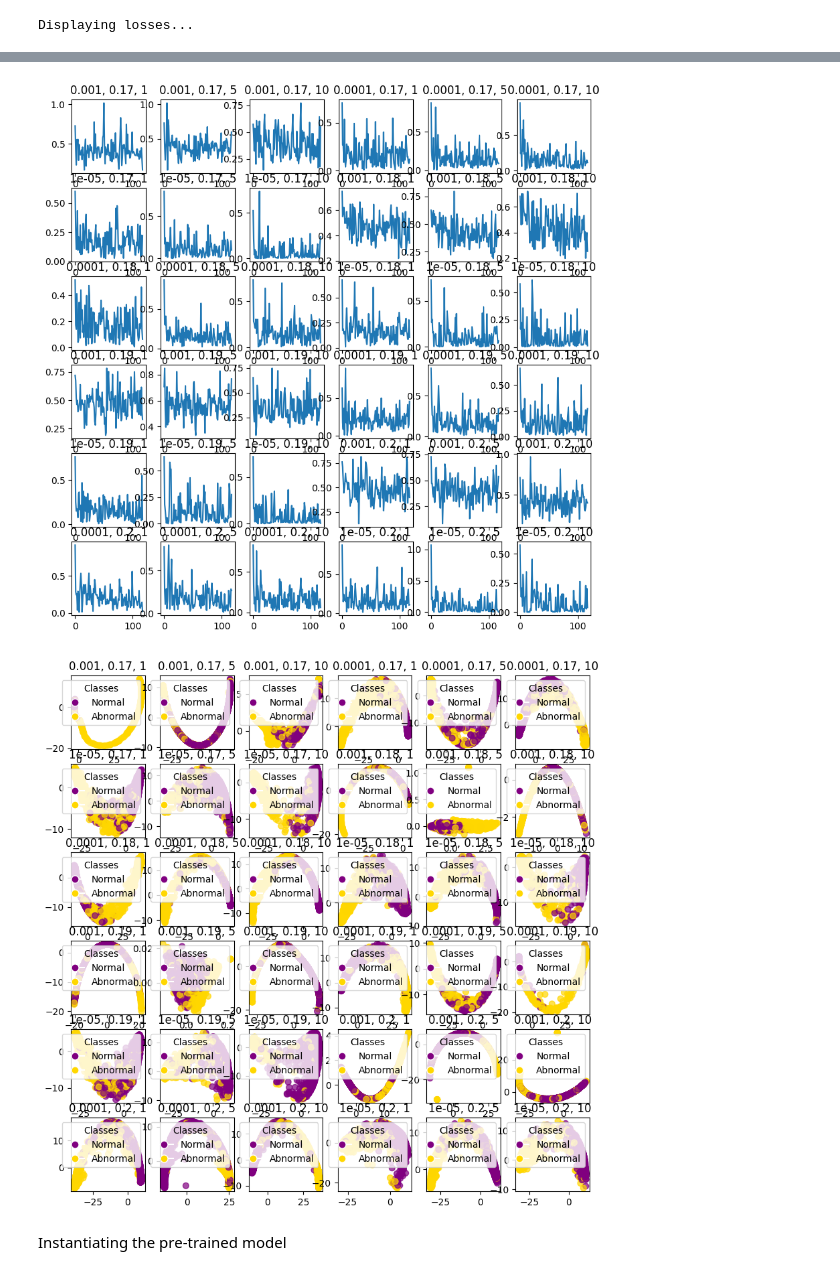
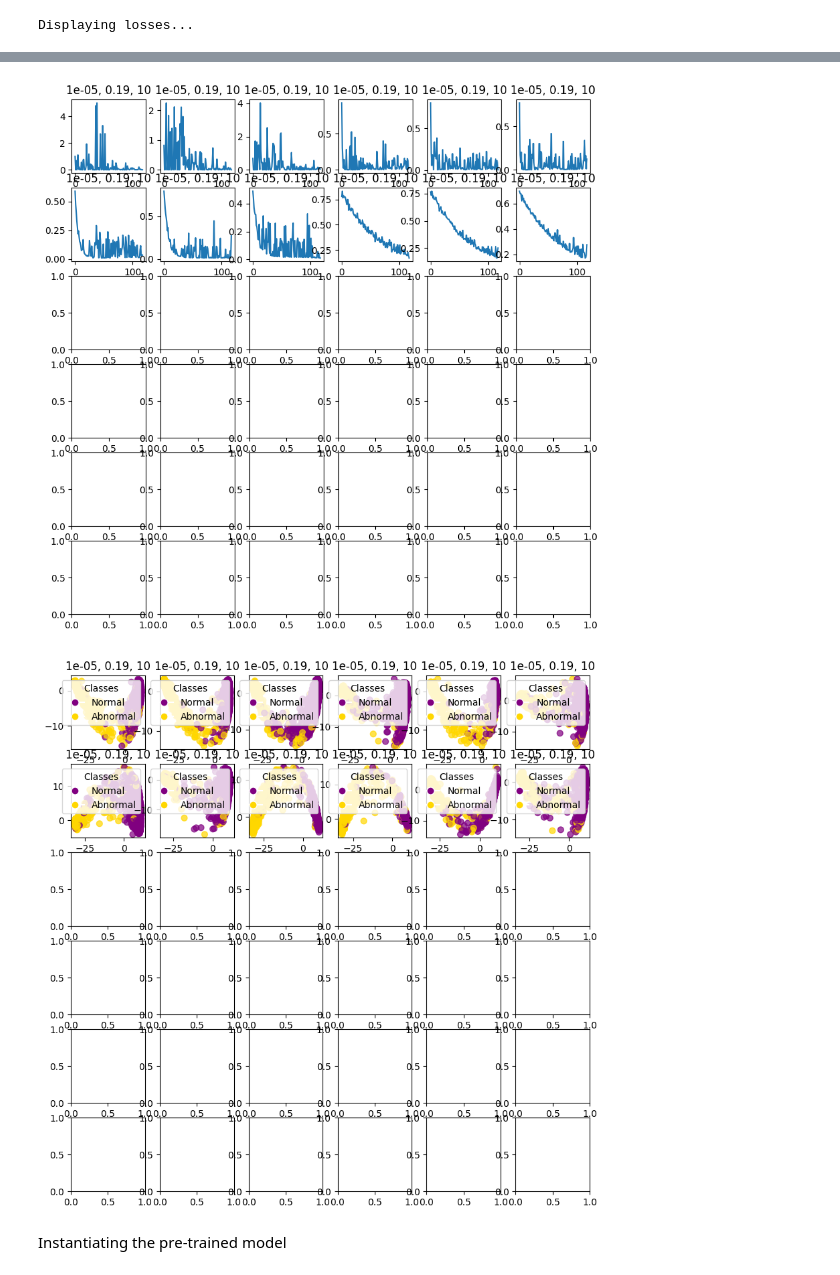
Before and after one commit to ModernNeesh/alertcalifornia-anomaly-detection, a Jupyter notebook: model_test_runs_baseline.ipynb, the cells around one changed output, grey strips where cells are left out. Drawn from its saved outputs; the diff is of its cells as text; code cells hidden in the pictures.

Commit message:
Updated model test runs to reflect current models; added code to run inference

```diff
--- a/model_test_runs_baseline.ipynb
+++ b/model_test_runs_baseline.ipynb
@@ -91,23 +91,23 @@ def run_model(lr, margin, num_epochs, head_num_epochs, head_lr, model_name):
 from itertools import product
 import matplotlib.pyplot as plt
 
-margins = [0.17, 0.18, 0.19, 0.20]
-lrs = [1e-3, 1e-4, 1e-5]
-nums_epochs = [1,5,10]
-#head_num_epochs = [1,5,10]
-#head_lrs = [1e-2, 1e-3, 1e-4, 1e-5]
+margin = 0.19
+lr = 1e-5
+num_epochs = 10
+head_nums_epochs = [1,5,10]
+head_lrs = [1e-2, 1e-3, 1e-4, 1e-5]
 
-combinations = list(product(margins, lrs, nums_epochs))
+combinations = list(product(head_lrs, head_nums_epochs))
 
 accuracies_df = pd.DataFrame(index = pd.MultiIndex.from_tuples(combinations,
-                                                               names = ["Margin", "Learning Rate", "Number of Epochs"]),
+                                                               names = ["Head Learning Rate", "Head Number of Epochs"]),
                                                                columns = ["Train Accuracy", "Val Accuracy"])
 
 
 fig_losses, ax_losses = plt.subplots(6, 6, figsize=(10, 10))
 fig_embeddings, ax_embeddings = plt.subplots(6, 6, figsize=(10, 10))
-for i, (margin, lr, num_epochs) in enumerate(combinations):
-    losses, reduced_embeddings, labels, train_accuracy, val_accuracy = run_model(lr, margin, num_epochs, head_num_epochs=5, head_lr=1e-3,
+for i, (head_lr, head_num_epochs) in enumerate(combinations):
+    losses, reduced_embeddings, labels, train_accuracy, val_accuracy = run_model(lr, margin, num_epochs, head_num_epochs, head_lr,
                                                                                    model_name=f"model_{margin}_{lr}_{num_epochs}")
 
 
@@ -119,8 +119,8 @@ for i, (margin, lr, num_epochs) in enumerate(combinations):
                                                   title=f"{lr}, {margin}, {num_epochs}")
 
 
-    accuracies_df.loc[(margin, lr, num_epochs), "Train Accuracy"] = train_accuracy
-    accuracies_df.loc[(margin, lr, num_epochs), "Val Accuracy"] = val_accuracy
+    accuracies_df.loc[(head_lr, head_num_epochs), "Train Accuracy"] = train_accuracy
+    accuracies_df.loc[(head_lr, head_num_epochs), "Val Accuracy"] = val_accuracy
 
 
 print("Displaying losses...")
@@ -169,5 +165,5 @@ Displaying losses...
-[figure, old version]
+[figure, new version]
-[figure, old version]
+[figure, new version]
 # %% [markdown]
 Instantiating the pre-trained model
 # %%
```
Also changed, not shown: parts of 6 cells of this notebook, 7 other files.
